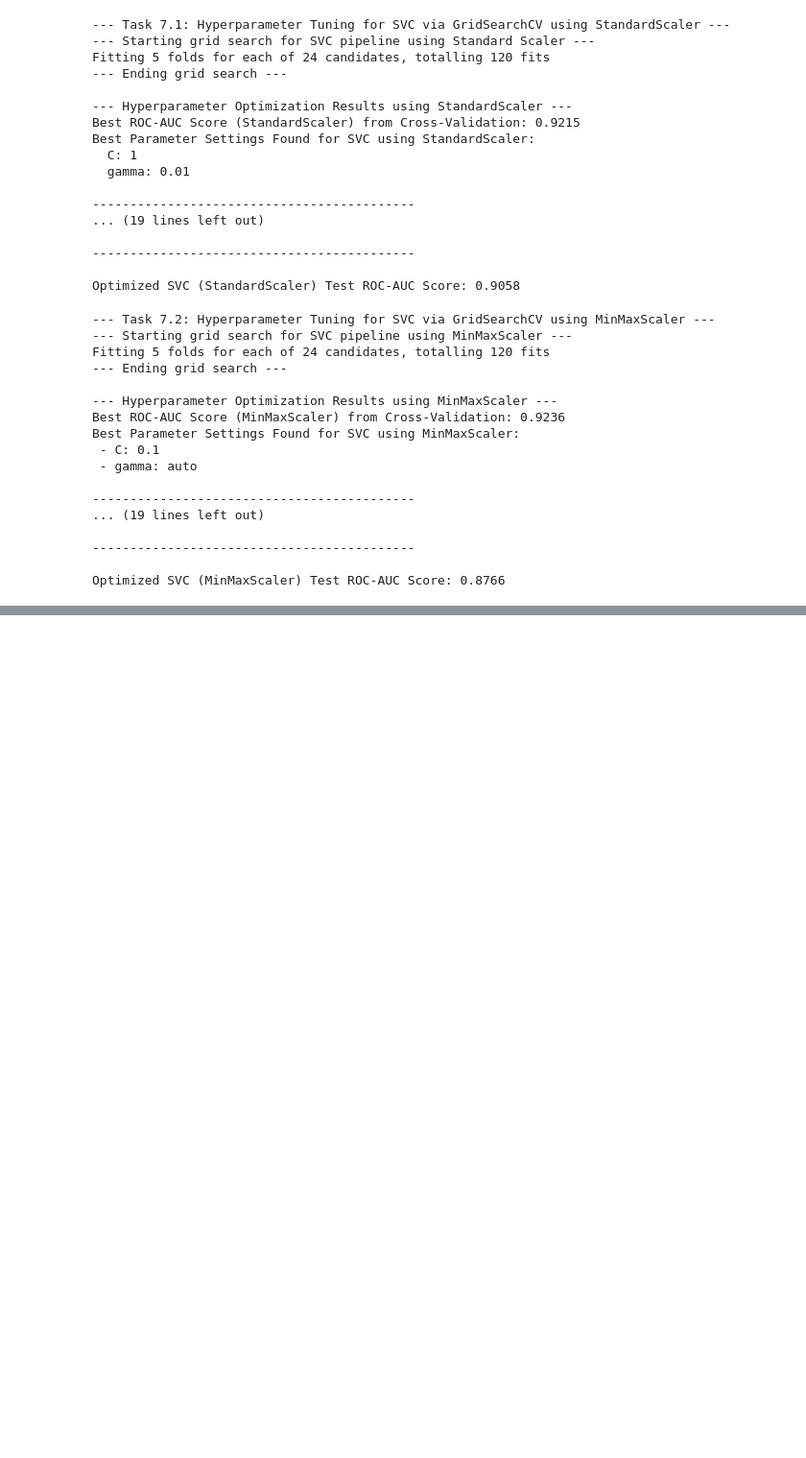
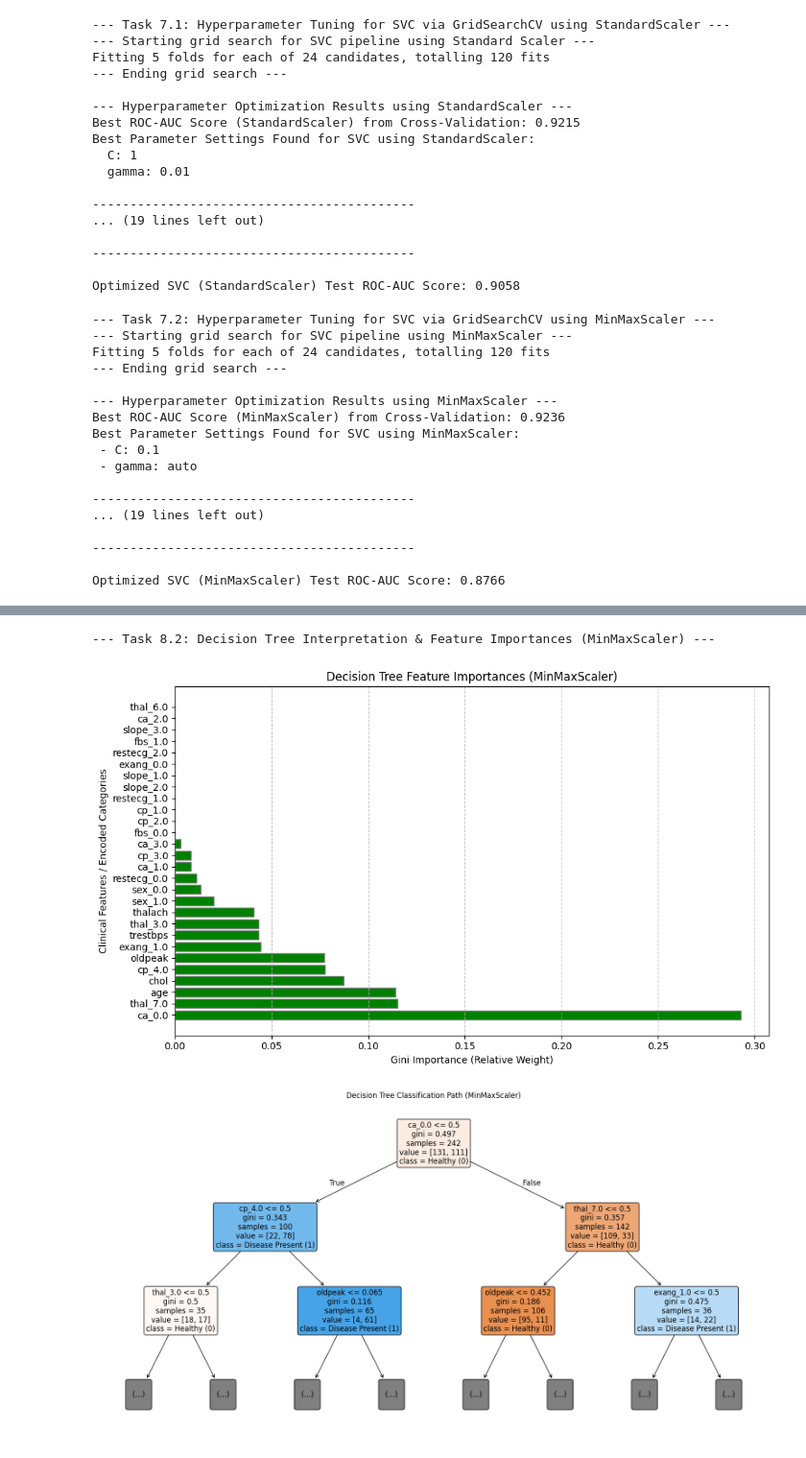
Before and after one commit to bcramp/ML, a Jupyter notebook: HW4/heart_disease_classification.ipynb, the cells around one changed output, grey strips where cells are left out. Shown at 96% size. Cells and saved outputs as stored; diff of their text form; code cells hidden in the pictures; blank space fills up the shorter version.

```diff
--- a/HW4/heart_disease_classification.ipynb
+++ b/HW4/heart_disease_classification.ipynb
@@ -708,0 +774,58 @@ Optimized SVC (MinMaxScaler) Test ROC-AUC Score: 0.8766
+# %%
+# Task 8: Generate a decision tree visualization (plot_tree) or inspect feature importances to interpret how
+# the model separates patients with heart disease from healthy patients.
+
+print("--- Task 8.2: Decision Tree Interpretation & Feature Importances (MinMaxScaler) ---")
+
+# Use the fitted transformer and classifier from the Decision Tree pipelines for MinMaxScaler
+fitted_preprocessor_mm = dt_pipeline_mm.named_steps['preprocessor']
+fitted_tree_model_mm = dt_pipeline_mm.named_steps['classifier']
+
+# Get the dynamically generated features from the encoder pipeline
+encoded_cat_features_mm = (
+    fitted_preprocessor_mm
+      .named_transformers_['cat']
+      .named_steps['encoder']
+      .get_feature_names_out(cat_cols)
+)
+
+# Combines num names and encoded cat names into a single list
+all_feature_names_mm = list(num_cols) + list(encoded_cat_features_mm)
+
+# Extract feature importances
+importances_mm = fitted_tree_model_mm.feature_importances_
+
+# Pair features with their importance and will also sort them by their value of importance (most important first)
+importance_df_mm = pd.DataFrame({
+    'Feature': all_feature_names_mm,
+    'Importance': importances_mm
+}).sort_values(by='Importance', ascending=False)
+
+# Plot the feature importances
+plt.figure(figsize=(10, 6))
+plt.barh(importance_df_mm['Feature'], importance_df_mm['Importance'], color='green', edgecolor='gray')
+plt.xlabel('Gini Importance (Relative Weight)')
+plt.ylabel('Clinical Features / Encoded Categories')
+plt.title('Decision Tree Feature Importances (MinMaxScaler)')
+plt.grid(axis='x', linestyle='--', alpha=0.7)
+plt.tight_layout()
+plt.show()
+
+# Generates the Structural Tree Diagram (plot_tree)
+# IMPORTANT: I want to limit max_depth to 2 (just root and child nodes) so the chart is easier to read
+plt.figure(figsize=(20, 10))
+plot_tree(
+    fitted_tree_model_mm,
+    max_depth=2,
+    feature_names=all_feature_names_mm,
+    class_names=['Healthy (0)', 'Disease Present (1)'],
+    filled=True,
+    rounded=True,
+    fontsize=12
+)
+plt.title('Decision Tree Classification Path (MinMaxScaler)')
+plt.show()
+# %% [output]
+--- Task 8.2: Decision Tree Interpretation & Feature Importances (MinMaxScaler) ---
+[figure, added]
+[figure, added]
```
Also changed, not shown: parts of 2 cells of this notebook.
